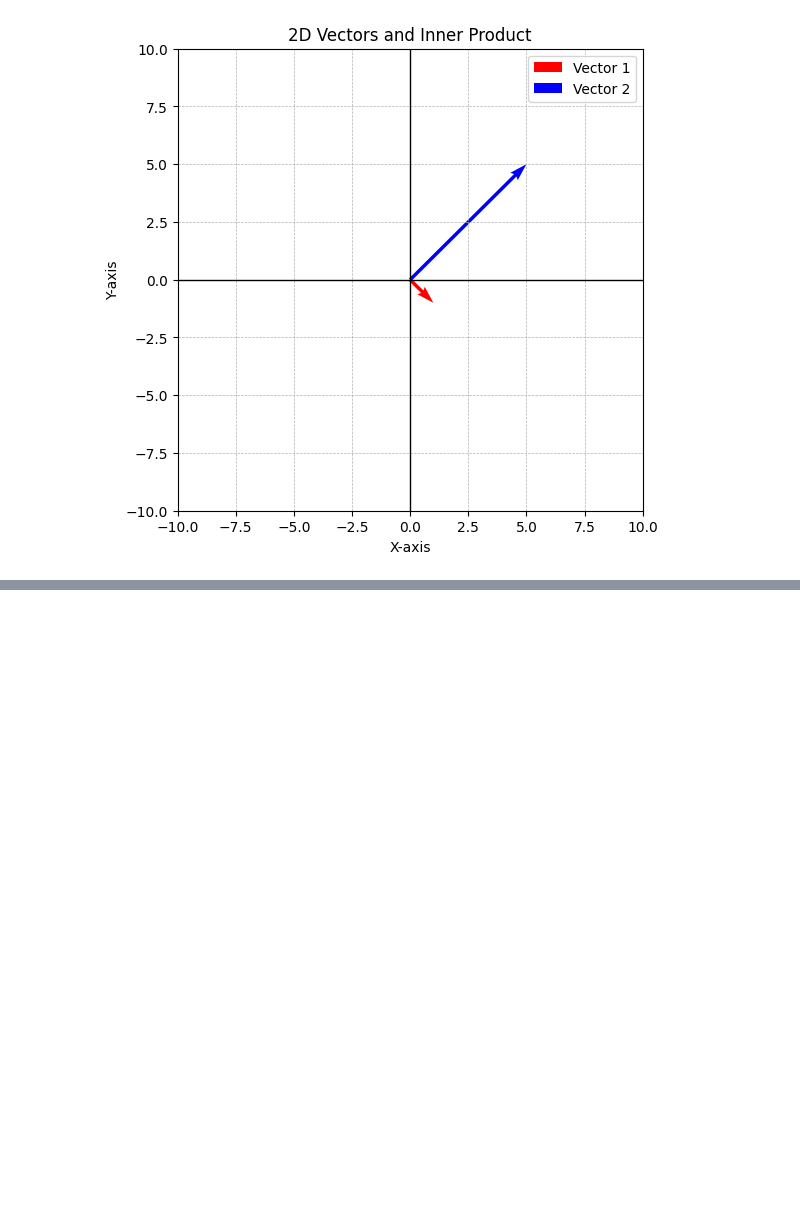
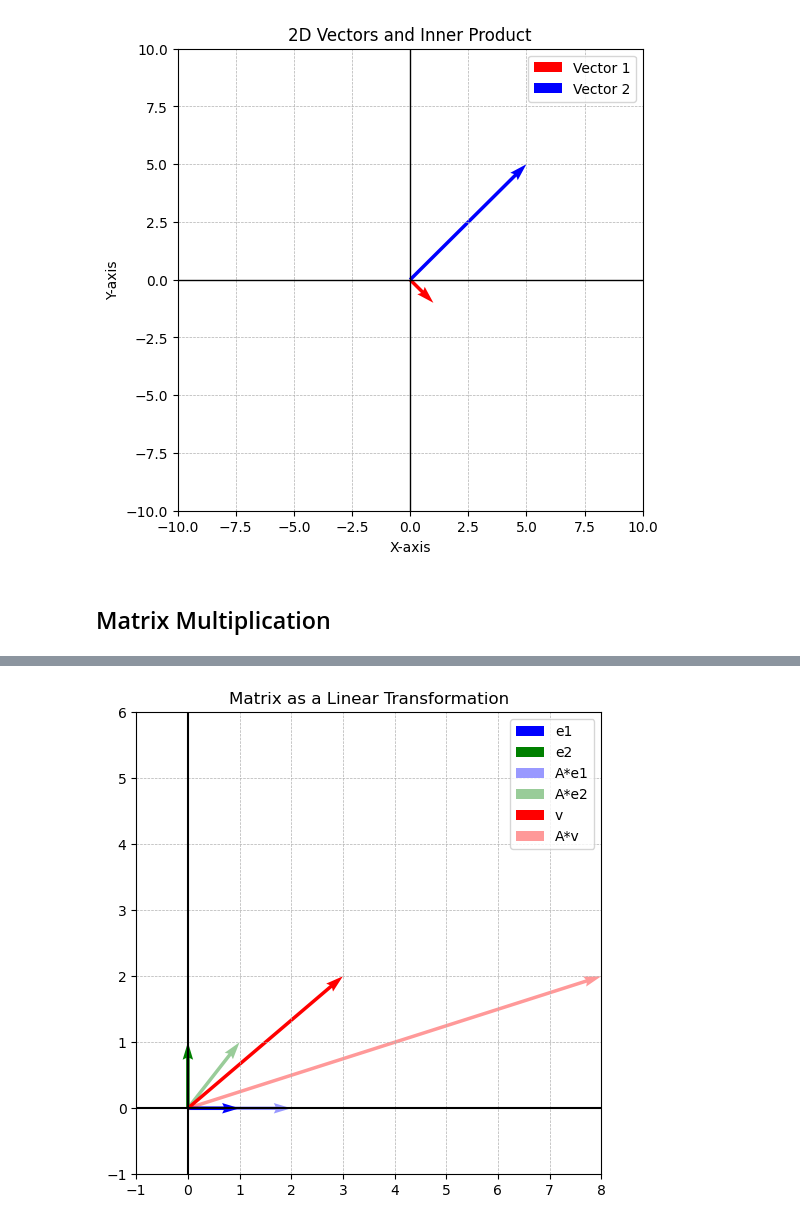
Before and after one commit to imanmossavat/ml-teaching-materials-fontys, a Jupyter notebook: notebooks/Inner_product.ipynb, the cells around one changed output, grey strips where cells are left out. Saved outputs shown, nothing was run; the diff lists cells and outputs as text; code cells hidden in the pictures; blank space fills up the shorter version.

Commit message:
S1 and Inner product (matrix multiplication)

```diff
--- a/notebooks/Inner_product.ipynb
+++ b/notebooks/Inner_product.ipynb
@@ -190,3 +190,80 @@ Inner product is: (1 * 5) + (-1 * 5) = 5 + -5 = 0
 Cosine of the angle: 0.00
 Angle θ: 90.00 degrees
 [figure]
+# %% [markdown]
+## Matrix Multiplication
+# %%
+import numpy as np
+import matplotlib.pyplot as plt
+
+# ----------------------------
+# Define a 2x2 transformation matrix
+# ----------------------------
+A = np.array([[2, 1],
+              [0, 1]])
+
+print("Matrix A:")
+print(A)
+
+# ----------------------------
+# Define basis vectors
+# ----------------------------
+e1 = np.array([1, 0])
+e2 = np.array([0, 1])
+
+# Apply transformation
+Ae1 = A @ e1
+Ae2 = A @ e2
+
+print("\n--- How A transforms the basis ---")
+print(f"A * e1 = {Ae1}")
+print(f"A * e2 = {Ae2}")
+
+print("\nThis means:")
+print("The first column of A is where e1 goes.")
+print("The second column of A is where e2 goes.")
+
+# ----------------------------
+# Apply A to a general vector
+# ----------------------------
+v = np.array([3, 2])
+Av = A @ v
+
+print("\n--- Transforming a general vector ---")
+print(f"v = {v}")
+print(f"A * v = {Av}")
+
+print("\nExplanation:")
+print("v = 3*e1 + 2*e2")
+print("So A*v = 3*A*e1 + 2*A*e2")
+print(f"     = 3*{Ae1} + 2*{Ae2}")
+print(f"     = {3*Ae1 + 2*Ae2}")
+# ----------------------------
+# Visualize transformation (FIXED)
+# ----------------------------
+fig, ax = plt.subplots(figsize=(6,6))
+ax.set_xlim(-1, 8)
+ax.set_ylim(-1, 6)
+
+# Original basis
+ax.quiver(0,0,e1[0],e1[1], color='blue', scale=1, angles='xy', scale_units='xy', label='e1')
+ax.quiver(0,0,e2[0],e2[1], color='green', scale=1, angles='xy', scale_units='xy', label='e2')
+
+# Transformed basis (use alpha instead of dashed)
+ax.quiver(0,0,Ae1[0],Ae1[1], color='blue', alpha=0.4, scale=1, angles='xy', scale_units='xy', label='A*e1')
+ax.quiver(0,0,Ae2[0],Ae2[1], color='green', alpha=0.4, scale=1, angles='xy', scale_units='xy', label='A*e2')
+
+# Original vector
+ax.quiver(0,0,v[0],v[1], color='red', scale=1, angles='xy', scale_units='xy', label='v')
+
+# Transformed vector
+ax.quiver(0,0,Av[0],Av[1], color='red', alpha=0.4, scale=1, angles='xy', scale_units='xy', label='A*v')
+
+ax.grid(True, linestyle='--', linewidth=0.5)
+ax.axhline(0, color='black')
+ax.axvline(0, color='black')
+ax.set_title("Matrix as a Linear Transformation")
+ax.legend()
+
+plt.show()
+# %% [output]
@@ -192,0 +287 @@ Angle θ: 90.00 degrees
+[figure, added]
```
Also changed, not shown: parts of 2 cells of this notebook, 1 other file.
